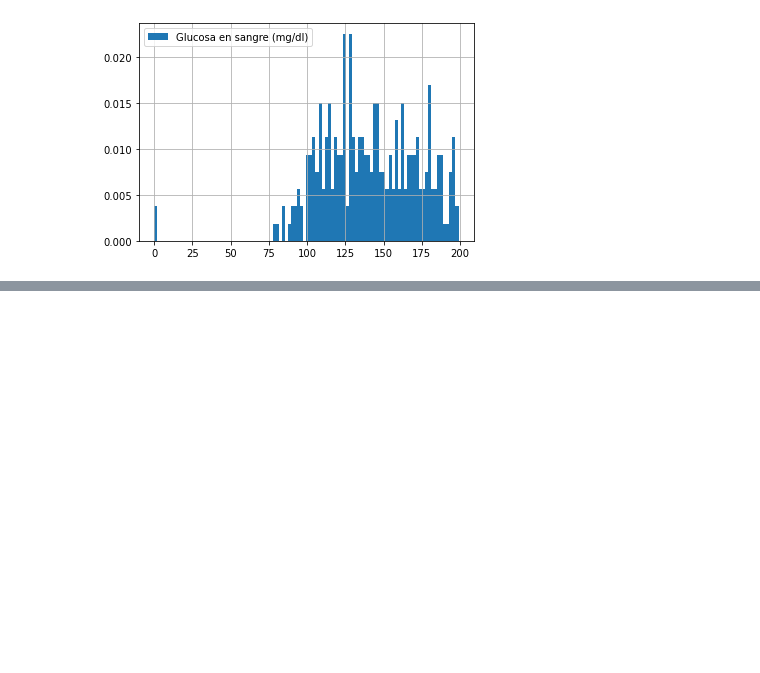
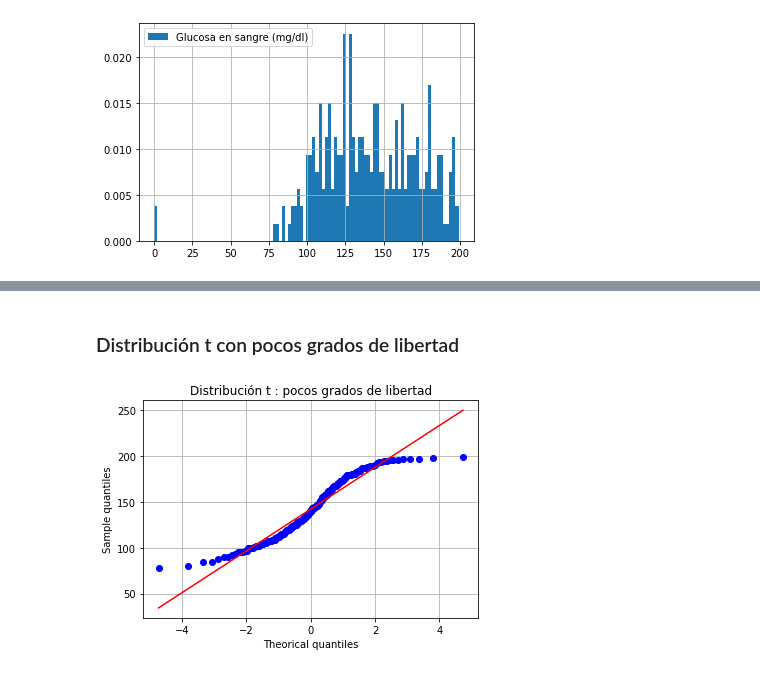
Before and after one commit to Carolina1002/PROYECTO_CBARBA_MAOCHOA, a Jupyter notebook: Proyecto_CBARBA_MAOCHOA.ipynb, the cells around one changed output, grey strips where cells are left out. Drawn from its saved outputs; the diff is of its cells as text; code cells hidden in the pictures; blank space fills up the shorter version.

```diff
--- a/Proyecto_CBARBA_MAOCHOA.ipynb
+++ b/Proyecto_CBARBA_MAOCHOA.ipynb
@@ -80,0 +112,13 @@ plt.show()
+# %% [markdown]
+### Distribución t con pocos grados de libertad
+# %%
+# Grafica de la distribucion t con pocos grados de libertad
+
+st.probplot(strokeBy_glucose_2['Glucose'],dist="t",sparams=(5),plot=plt)
+plt.title('Distribución t : pocos grados de libertad')
+plt.xlabel('Theorical quantiles')
+plt.ylabel('Sample quantiles')
+plt.grid()
+plt.show()
+# %% [output]
+[figure, added]
```
Also changed, not shown: parts of 16 cells of this notebook.
